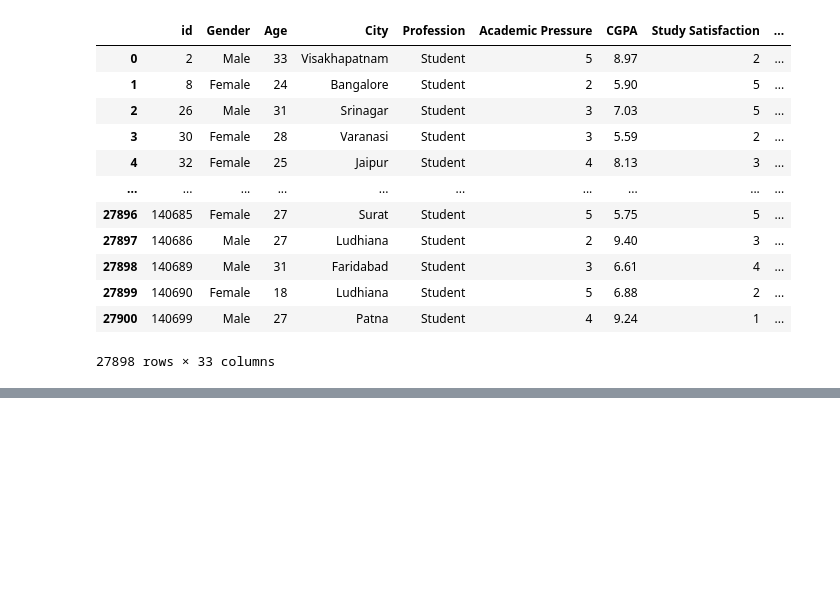
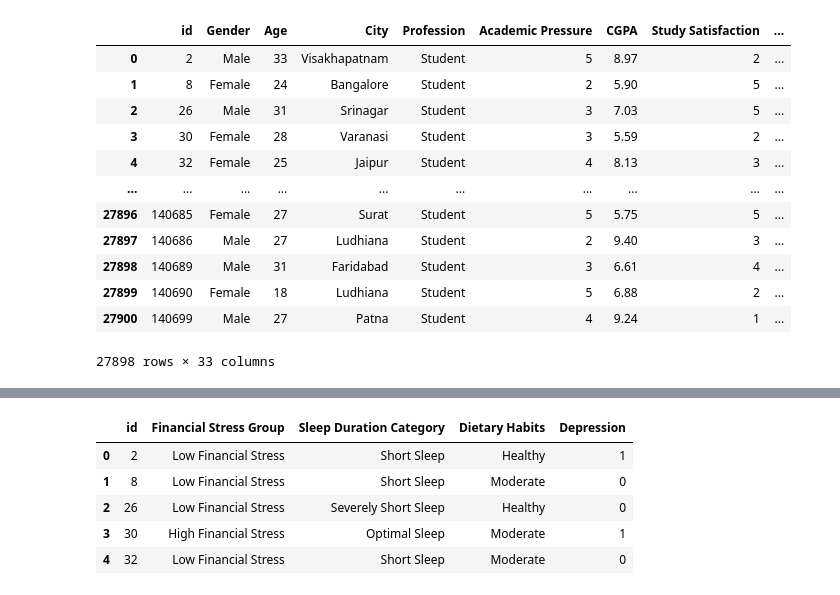
Before and after one commit to dinnifarisya/Student-Depression-Data-Science-Project, a Jupyter notebook: Data Science Project.ipynb, the cells around one changed output, grey strips where cells are left out. Drawn from its saved outputs; the diff is of its cells as text; code cells hidden in the pictures; blank space fills up the shorter version.

```diff
--- a/Data Science Project.ipynb
+++ b/Data Science Project.ipynb
@@ -485,0 +563,12 @@ df
+# %%
+# question 2
+
+df_q2 = df[[ "id", "Financial Stress Group", "Sleep Duration Category", "Dietary Habits", "Depression" ]]
+df_q2.head()
+# %% [output]
+|  | id | Financial Stress Group | Sleep Duration Category | Dietary Habits | Depression |
+| 0 | 2 | Low Financial Stress | Short Sleep | Healthy | 1 |
+| 1 | 8 | Low Financial Stress | Short Sleep | Moderate | 0 |
+| 2 | 26 | Low Financial Stress | Severely Short Sleep | Healthy | 0 |
+| 3 | 30 | High Financial Stress | Optimal Sleep | Moderate | 1 |
+| 4 | 32 | Low Financial Stress | Short Sleep | Moderate | 0 |
```
Also changed, not shown: parts of 11 cells of this notebook.
